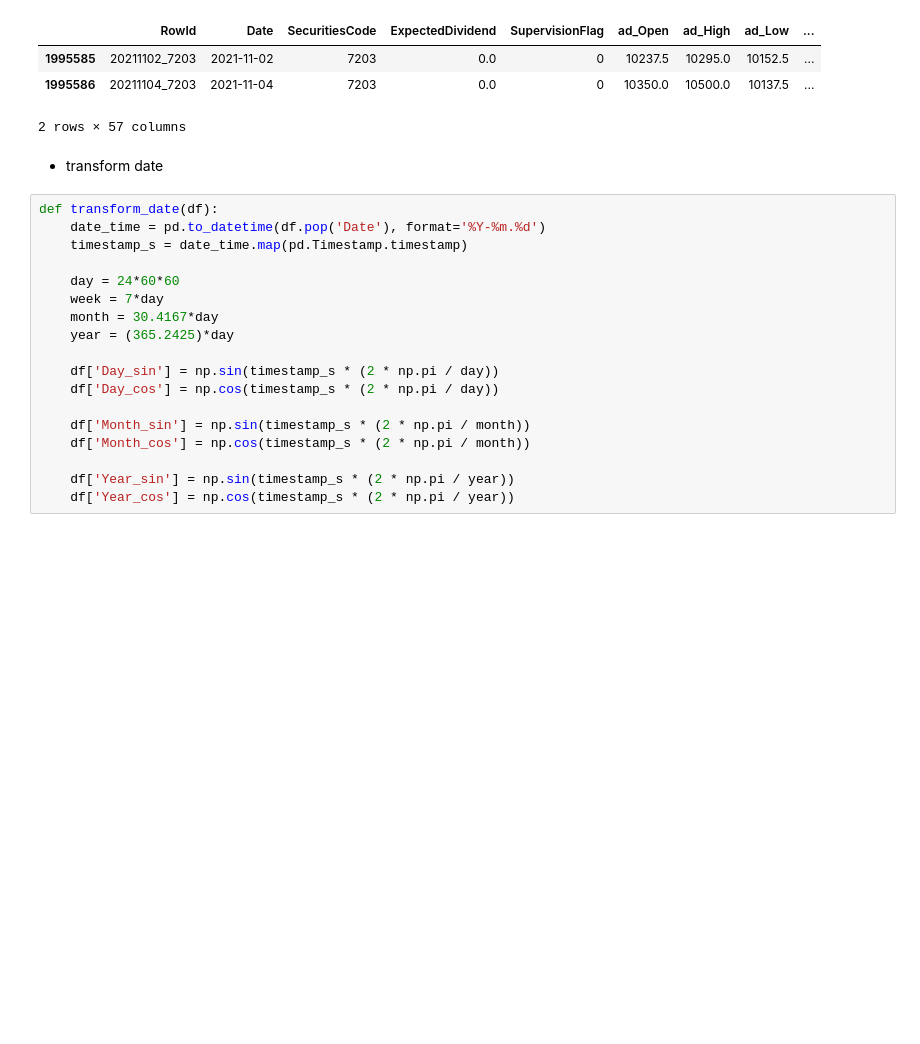
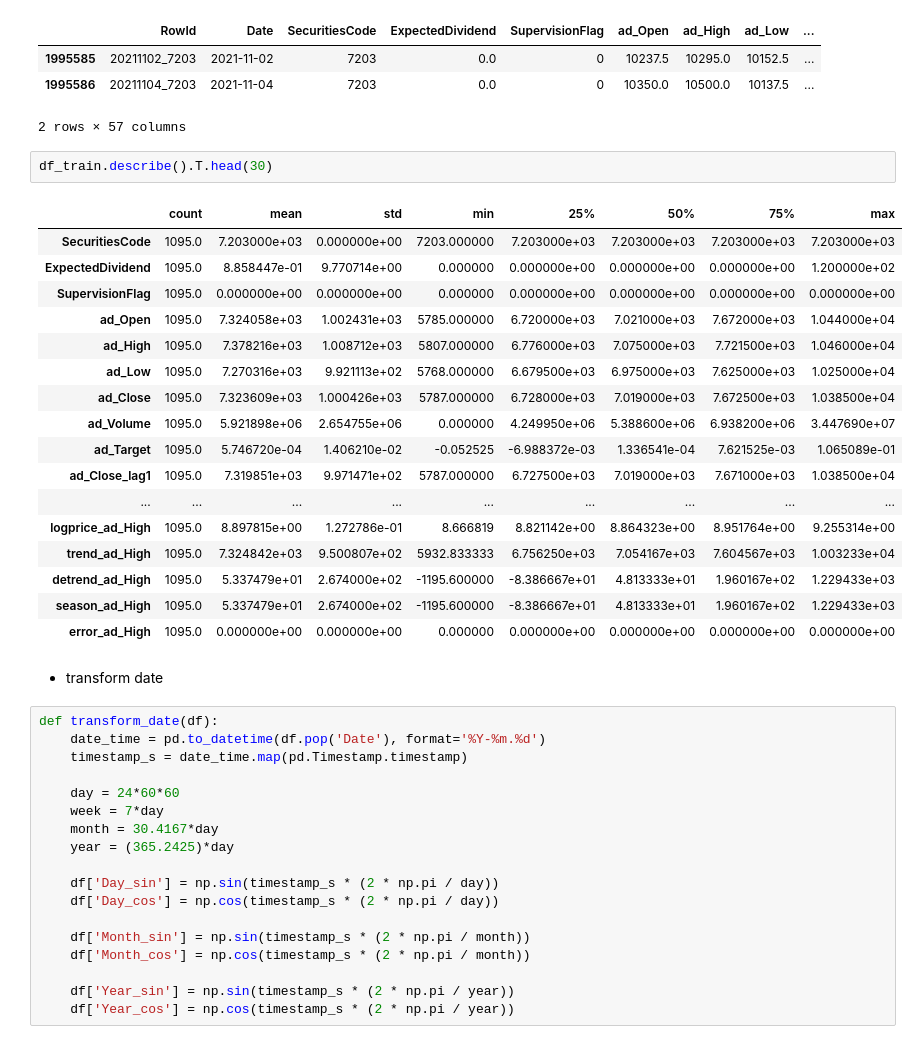
Before and after one commit to valentina-bec/tokyo-stock-exchange, a Jupyter notebook: notebooks/model.ipynb, the cells around one changed output. Drawn from its saved outputs; the diff is of its cells as text; blank space fills up the shorter version.

```diff
--- a/notebooks/model.ipynb
+++ b/notebooks/model.ipynb
@@ -47,6 +47,26 @@ df_test.head(2)
 | 1995585 | 20211102_7203 | 2021-11-02 | 7203 | 0.0 | 0 | 10237.5 | 10295.0 | 10152.5 | ... |
 | 1995586 | 20211104_7203 | 2021-11-04 | 7203 | 0.0 | 0 | 10350.0 | 10500.0 | 10137.5 | ... |
 2 rows × 57 columns
+# %%
+df_train.describe().T.head(30)
+# %% [output]
+|  | count | mean | std | min | 25% | 50% | 75% | max |
+| SecuritiesCode | 1095.0 | 7.203000e+03 | 0.000000e+00 | 7203.000000 | 7.203000e+03 | 7.203000e+03 | 7.203000e+03 | 7.203000e+03 |
+| ExpectedDividend | 1095.0 | 8.858447e-01 | 9.770714e+00 | 0.000000 | 0.000000e+00 | 0.000000e+00 | 0.000000e+00 | 1.200000e+02 |
+| SupervisionFlag | 1095.0 | 0.000000e+00 | 0.000000e+00 | 0.000000 | 0.000000e+00 | 0.000000e+00 | 0.000000e+00 | 0.000000e+00 |
+| ad_Open | 1095.0 | 7.324058e+03 | 1.002431e+03 | 5785.000000 | 6.720000e+03 | 7.021000e+03 | 7.672000e+03 | 1.044000e+04 |
+| ad_High | 1095.0 | 7.378216e+03 | 1.008712e+03 | 5807.000000 | 6.776000e+03 | 7.075000e+03 | 7.721500e+03 | 1.046000e+04 |
+| ad_Low | 1095.0 | 7.270316e+03 | 9.921113e+02 | 5768.000000 | 6.679500e+03 | 6.975000e+03 | 7.625000e+03 | 1.025000e+04 |
+| ad_Close | 1095.0 | 7.323609e+03 | 1.000426e+03 | 5787.000000 | 6.728000e+03 | 7.019000e+03 | 7.672500e+03 | 1.038500e+04 |
+| ad_Volume | 1095.0 | 5.921898e+06 | 2.654755e+06 | 0.000000 | 4.249950e+06 | 5.388600e+06 | 6.938200e+06 | 3.447690e+07 |
+| ad_Target | 1095.0 | 5.746720e-04 | 1.406210e-02 | -0.052525 | -6.988372e-03 | 1.336541e-04 | 7.621525e-03 | 1.065089e-01 |
+| ad_Close_lag1 | 1095.0 | 7.319851e+03 | 9.971471e+02 | 5787.000000 | 6.727500e+03 | 7.019000e+03 | 7.671000e+03 | 1.038500e+04 |
+| ... | ... | ... | ... | ... | ... | ... | ... | ... |
+| logprice_ad_High | 1095.0 | 8.897815e+00 | 1.272786e-01 | 8.666819 | 8.821142e+00 | 8.864323e+00 | 8.951764e+00 | 9.255314e+00 |
+| trend_ad_High | 1095.0 | 7.324842e+03 | 9.500807e+02 | 5932.833333 | 6.756250e+03 | 7.054167e+03 | 7.604567e+03 | 1.003233e+04 |
+| detrend_ad_High | 1095.0 | 5.337479e+01 | 2.674000e+02 | -1195.600000 | -8.386667e+01 | 4.813333e+01 | 1.960167e+02 | 1.229433e+03 |
+| season_ad_High | 1095.0 | 5.337479e+01 | 2.674000e+02 | -1195.600000 | -8.386667e+01 | 4.813333e+01 | 1.960167e+02 | 1.229433e+03 |
+| error_ad_High | 1095.0 | 0.000000e+00 | 0.000000e+00 | 0.000000 | 0.000000e+00 | 0.000000e+00 | 0.000000e+00 | 0.000000e+00 |
 # %% [markdown]
 - transform date
 # %%
```
Also changed, not shown: parts of 24 cells of this notebook.
